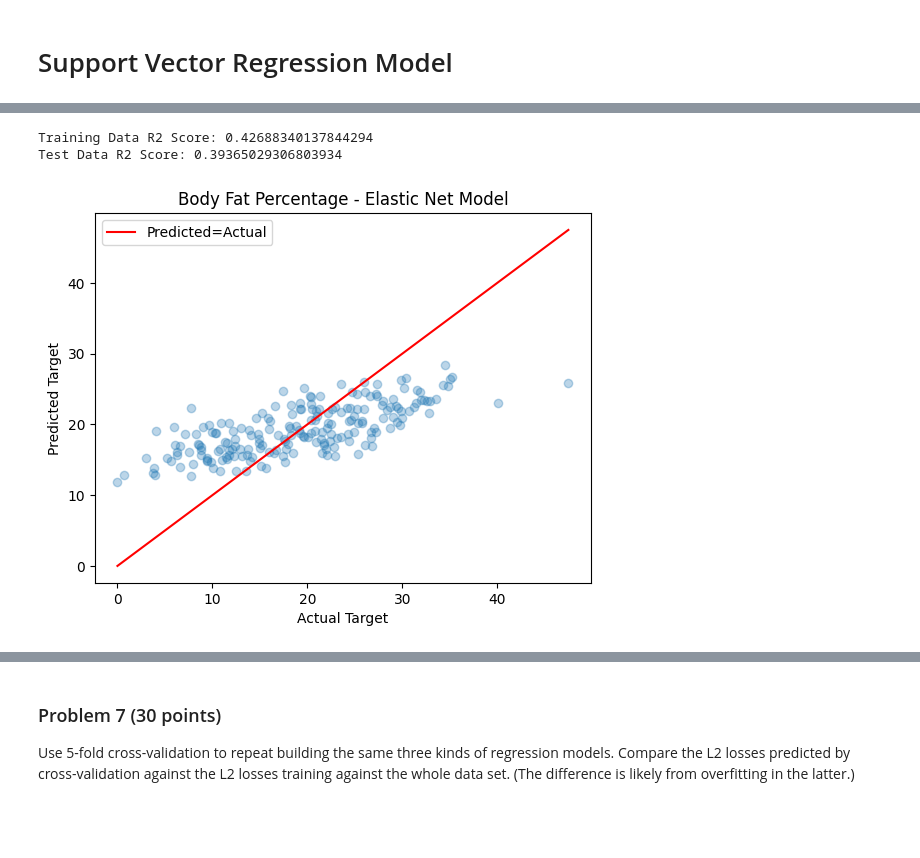
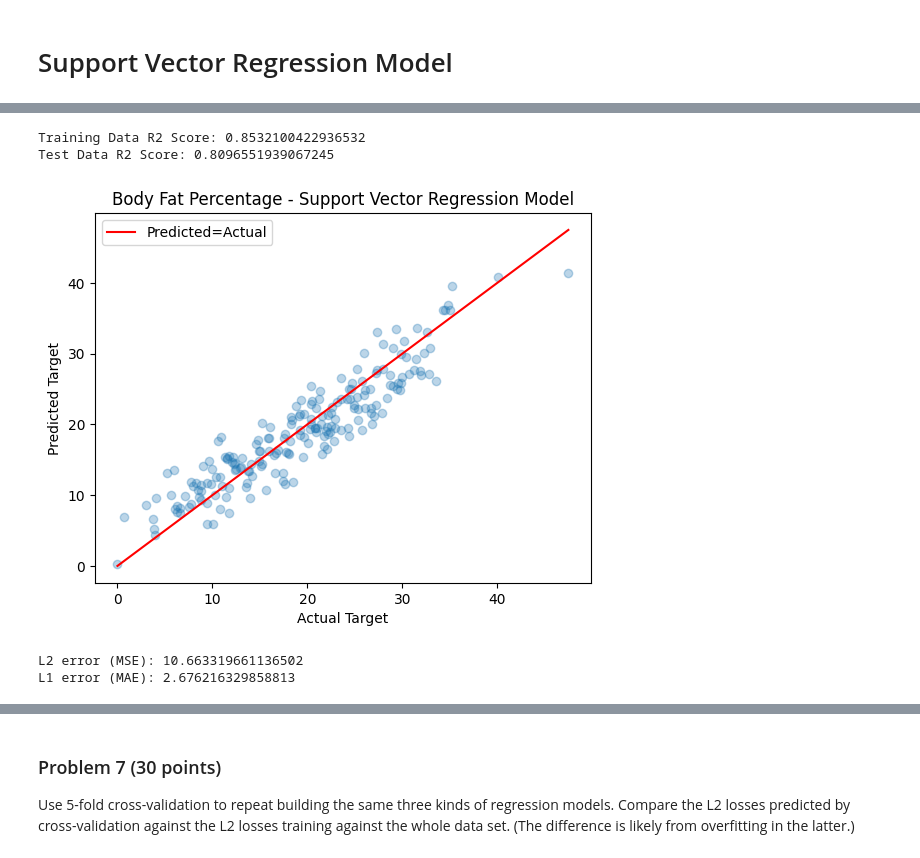
Before and after one commit to aidandig/dx602-final-project, a Jupyter notebook: project.ipynb, the cells around one changed output, grey strips where cells are left out. Saved outputs shown, nothing was run; the diff lists cells and outputs as text; code cells hidden in the pictures; blank space fills up the shorter version.

Commit message:
Model comparisons P6

```diff
--- a/project.ipynb
+++ b/project.ipynb
@@ -524,7 +524,7 @@ L1 error (MAE): 2.3722839495299235
 # %%
 from sklearn.svm import SVR
 
-SVR_model = SVR()
+SVR_model = SVR(kernel='linear', C=100)
 SVR_model.fit(X_train, y_train)
 
 y_pred_SVR = SVR_model.predict(X_train)
@@ -534,20 +550,29 @@ y_pred_SVR = SVR_model.predict(X_train)
 # %%
 plt.scatter(y_train, y_pred_SVR, alpha=0.3)
 plt.xlabel("Actual Target")
 plt.ylabel("Predicted Target")
-plt.title("Body Fat Percentage - Elastic Net Model")
+plt.title("Body Fat Percentage - Support Vector Regression Model")
 
 # Ideal fit line for the Support Vector Regressor
 min_SVR = min(y_train.min(), y_pred_SVR.min())
 max_SVR = max(y_train.max(), y_pred_SVR.max())
 ideal_line = [min_SVR, max_SVR]
 
 plt.plot(ideal_line, ideal_line, color='red', label='Predicted=Actual')
 plt.legend()
 
 print(f"Training Data R2 Score: {SVR_model.score(X_train, y_train)}")
 print(f"Test Data R2 Score: {SVR_model.score(X_test, y_test)}")
 # %% [output]
-Training Data R2 Score: 0.42688340137844294
-Test Data R2 Score: 0.39365029306803934
+Training Data R2 Score: 0.8532100422936532
+Test Data R2 Score: 0.8096551939067245
-[figure, old version]
+[figure, new version]
+# %%
+L2_error = mean_squared_error(y_train, y_pred_SVR)
+L1_error = mean_absolute_error(y_train, y_pred_SVR)
+
+print(f"L2 error (MSE): {L2_error}")
+print(f"L1 error (MAE): {L1_error}")
+# %% [output]
+L2 error (MSE): 10.663319661136502
+L1 error (MAE): 2.676216329858813
```
Also changed, not shown: parts of 3 cells of this notebook.
